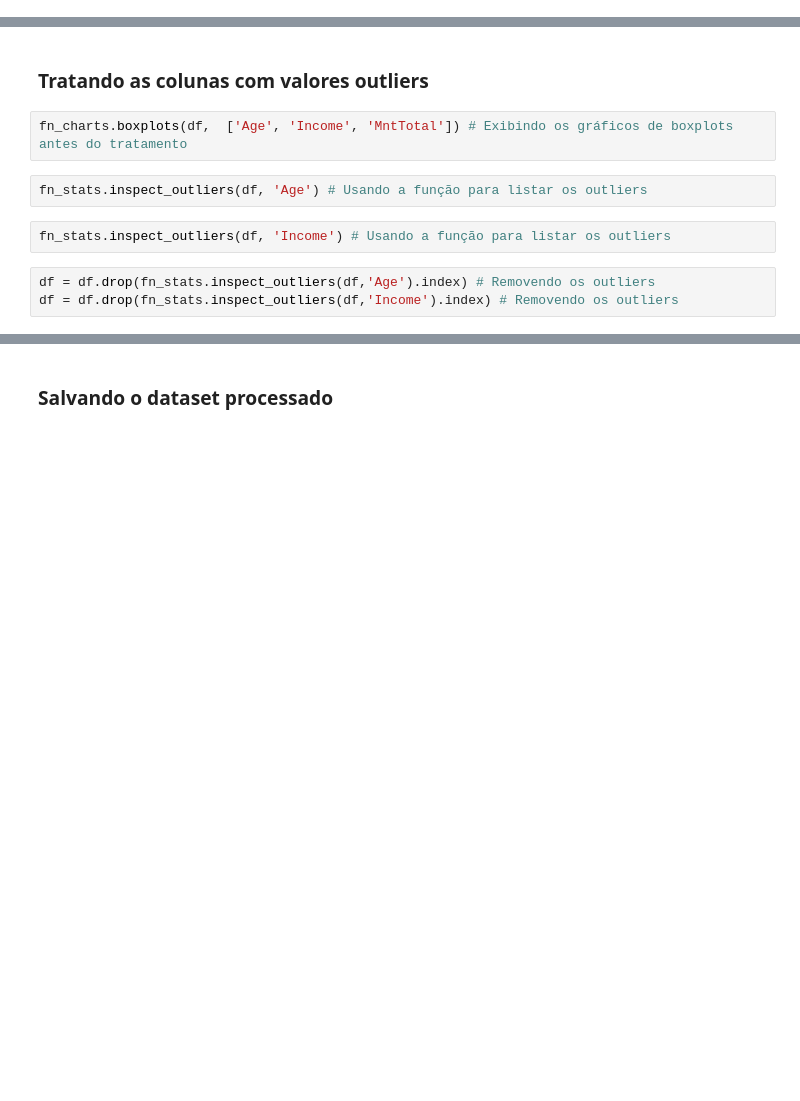
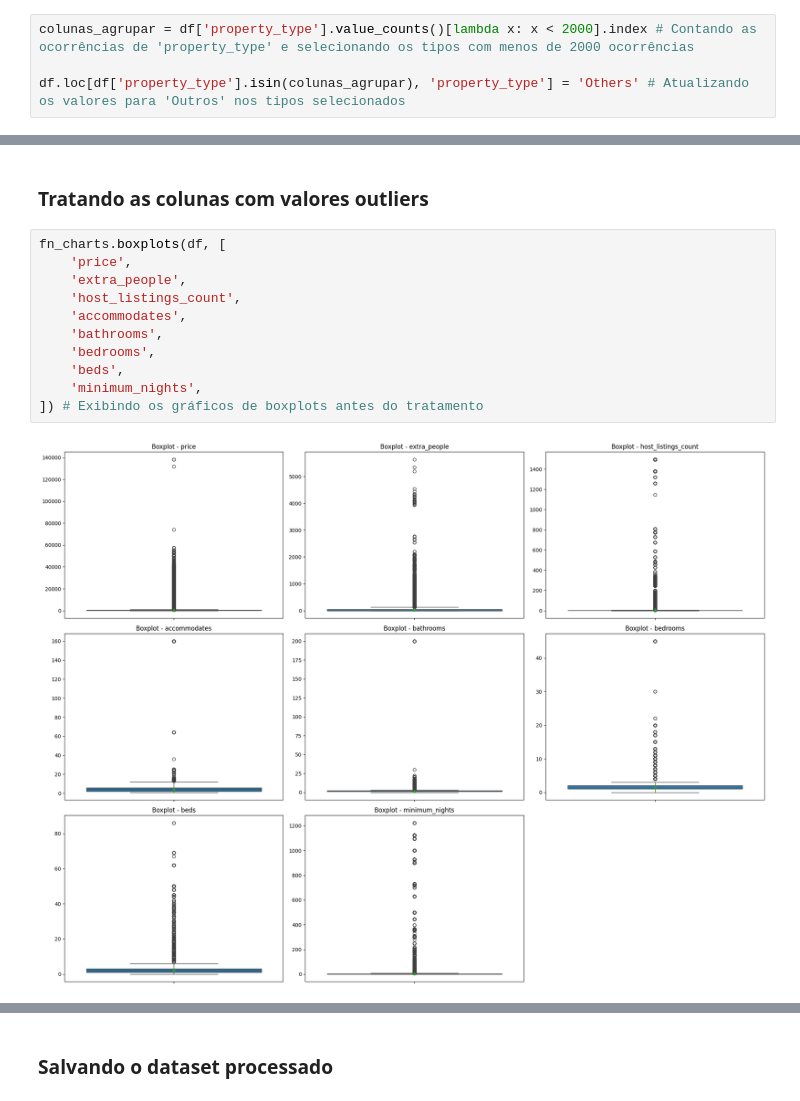
Before and after one commit to matheusresende7/ds_projeto_final_4_modelo_regressao_app_alugueis, a Jupyter notebook: notebooks/04_data_processing.ipynb, the cells around one changed output, grey strips where cells are left out. Drawn from its saved outputs; the diff is of its cells as text; blank space fills up the shorter version.

```diff
--- a/notebooks/04_data_processing.ipynb
+++ b/notebooks/04_data_processing.ipynb
@@ -295,6 +271,10 @@ df['Years_Since_Enrolled'] = df['Days_Since_Enrolled'] // 365 # Criando a coluna
 df['Age'] = df['Dt_Customer'].max().year df['Year_Birth'] # Criando a coluna com a idade dos clientes, fixando o valor máximmo das datas da campanha para que as idades não fiquem variando de acordo com o tempo que o código é rodado
 # %% [markdown]
 ### Mesclando colunas com muitas categorias
+# %%
+colunas_agrupar = df['property_type'].value_counts()[lambda x: x < 2000].index # Contando as ocorrências de 'property_type' e selecionando os tipos com menos de 2000 ocorrências
+
+df.loc[df['property_type'].isin(colunas_agrupar), 'property_type'] = 'Others' # Atualizando os valores para 'Outros' nos tipos selecionados
 # %%
 df['AgeGroup'] = pd.cut( # Criando essa coluna para agrupar as idades em intervalos padrões de cerca de 15 anos
     df['Age'], # Definindo a coluna que será usada para criar os intervalos
@@ -357,11 +337,15 @@ df.head(3) # Exibindo as 3 primeiras linhas do dataset
 # %% [markdown]
 ### Tratando as colunas com valores outliers
 # %%
-fn_charts.boxplots(df,  ['Age', 'Income', 'MntTotal']) # Exibindo os gráficos de boxplots antes do tratamento
+fn_charts.boxplots(df, [
+    'price',
+    'extra_people',
+    'host_listings_count',
+    'accommodates',
+    'bathrooms',
+    'bedrooms',
+    'beds',
+    'minimum_nights',
+]) # Exibindo os gráficos de boxplots antes do tratamento
+# %% [output]
+[figure, added]
-# %%
-fn_stats.inspect_outliers(df, 'Age') # Usando a função para listar os outliers
-# %%
-fn_stats.inspect_outliers(df, 'Income') # Usando a função para listar os outliers
-# %%
-df = df.drop(fn_stats.inspect_outliers(df,'Age').index) # Removendo os outliers
-df = df.drop(fn_stats.inspect_outliers(df,'Income').index) # Removendo os outliers
```
Also changed, not shown: parts of 11 cells of this notebook, 1 other file.
